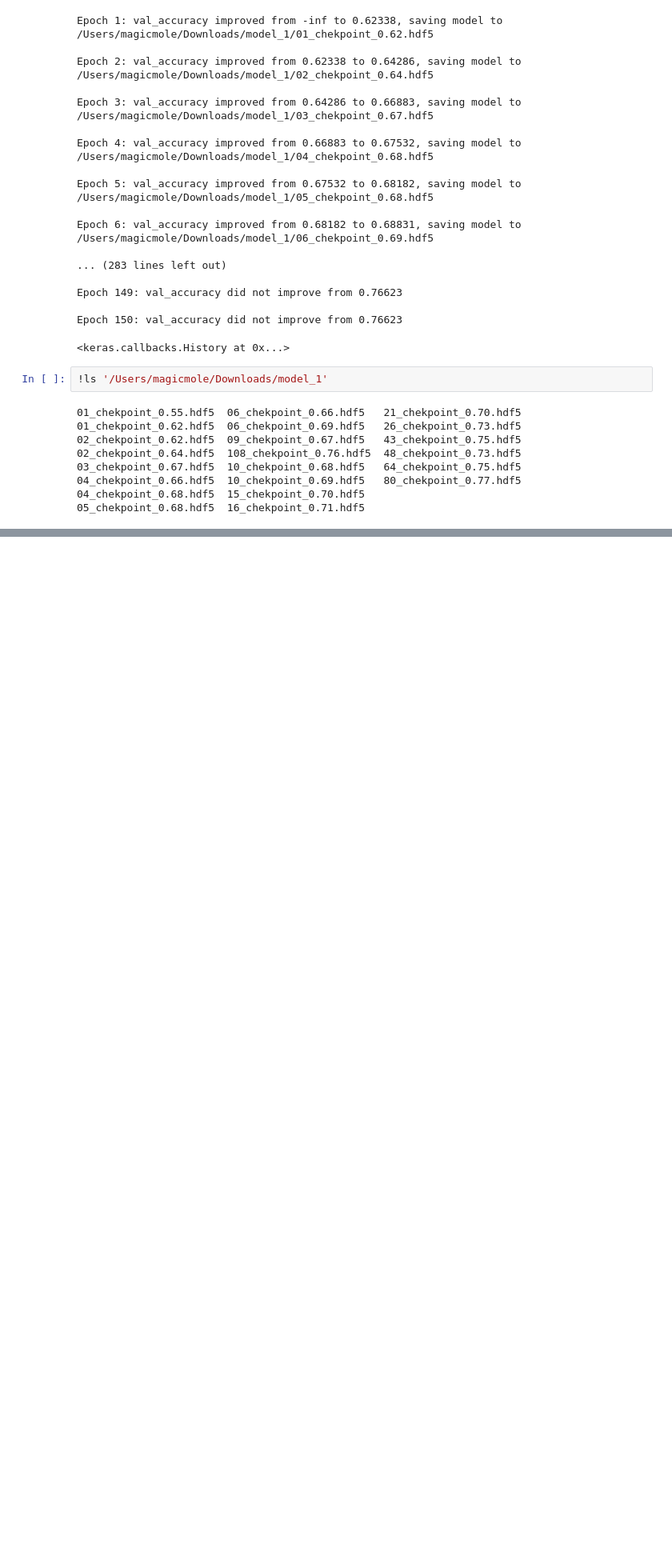
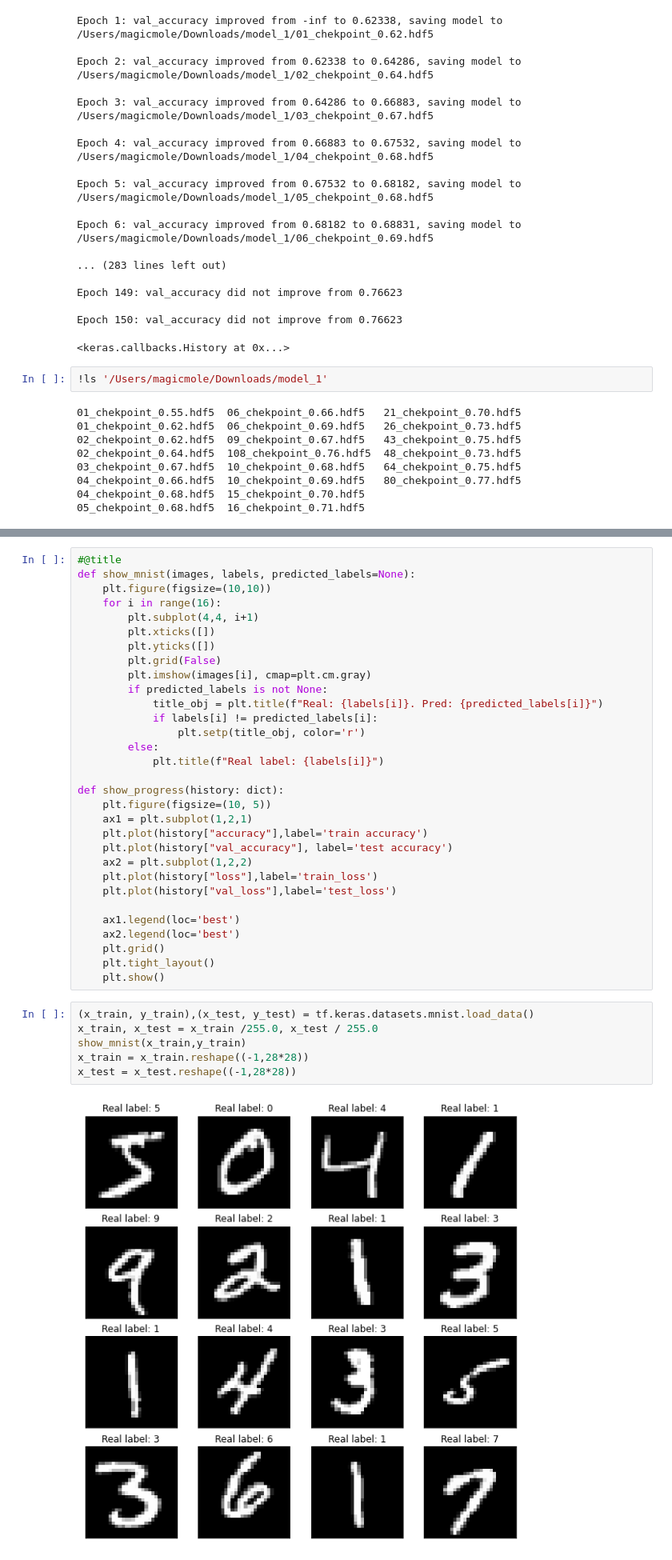
Before and after one commit to MagicMoleMM/ML, a Jupyter notebook: TF_3.ipynb, the cells around one changed output, grey strips where cells are left out. Shown: that part at 80% size. Cells and saved outputs as stored; diff of their text form; blank space fills up the shorter version.

```diff
--- a/TF_3.ipynb
+++ b/TF_3.ipynb
@@ -690,0 +693,39 @@ Epoch 150: val_accuracy did not improve from 0.76623
+# %%
+#@title
+def show_mnist(images, labels, predicted_labels=None):
+    plt.figure(figsize=(10,10))
+    for i in range(16):
+        plt.subplot(4,4, i+1)
+        plt.xticks([])
+        plt.yticks([])
+        plt.grid(False)
+        plt.imshow(images[i], cmap=plt.cm.gray)
+        if predicted_labels is not None:
+            title_obj = plt.title(f"Real: {labels[i]}. Pred: {predicted_labels[i]}")
+            if labels[i] != predicted_labels[i]:
+                plt.setp(title_obj, color='r')
+        else:
+            plt.title(f"Real label: {labels[i]}")
+
+def show_progress(history: dict):
+    plt.figure(figsize=(10, 5))
+    ax1 = plt.subplot(1,2,1)
+    plt.plot(history["accuracy"],label='train accuracy')
+    plt.plot(history["val_accuracy"], label='test accuracy')
+    ax2 = plt.subplot(1,2,2)
+    plt.plot(history["loss"],label='train_loss')
+    plt.plot(history["val_loss"],label='test_loss')
+
+    ax1.legend(loc='best')
+    ax2.legend(loc='best')
+    plt.grid()
+    plt.tight_layout()
+    plt.show()
+# %%
+(x_train, y_train),(x_test, y_test) = tf.keras.datasets.mnist.load_data()
+x_train, x_test = x_train /255.0, x_test / 255.0
+show_mnist(x_train,y_train)
+x_train = x_train.reshape((-1,28*28))
+x_test = x_test.reshape((-1,28*28))
+# %% [output]
+[figure, added]
```
Also changed, not shown: parts of 8 cells of this notebook.
